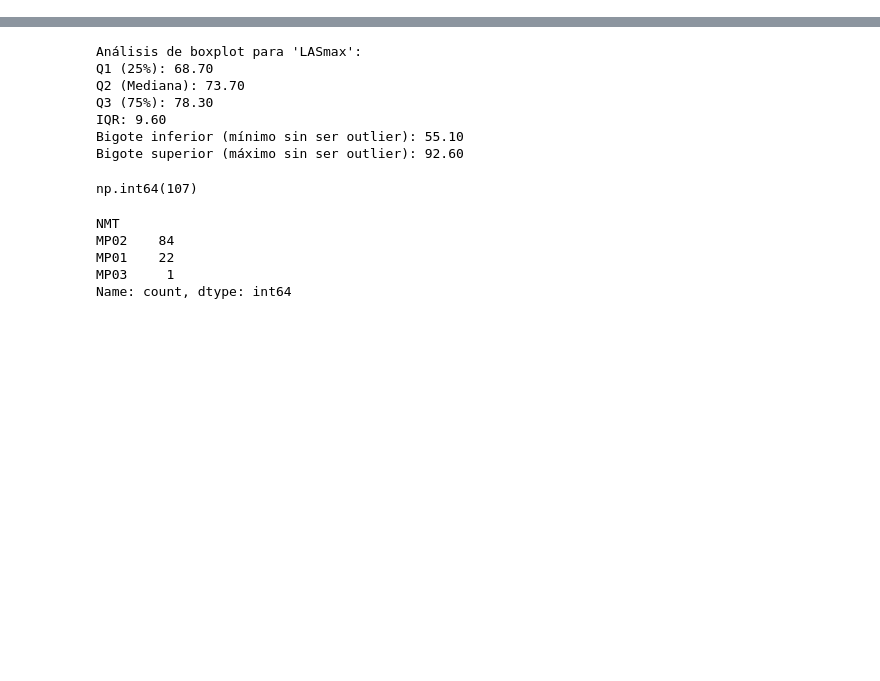
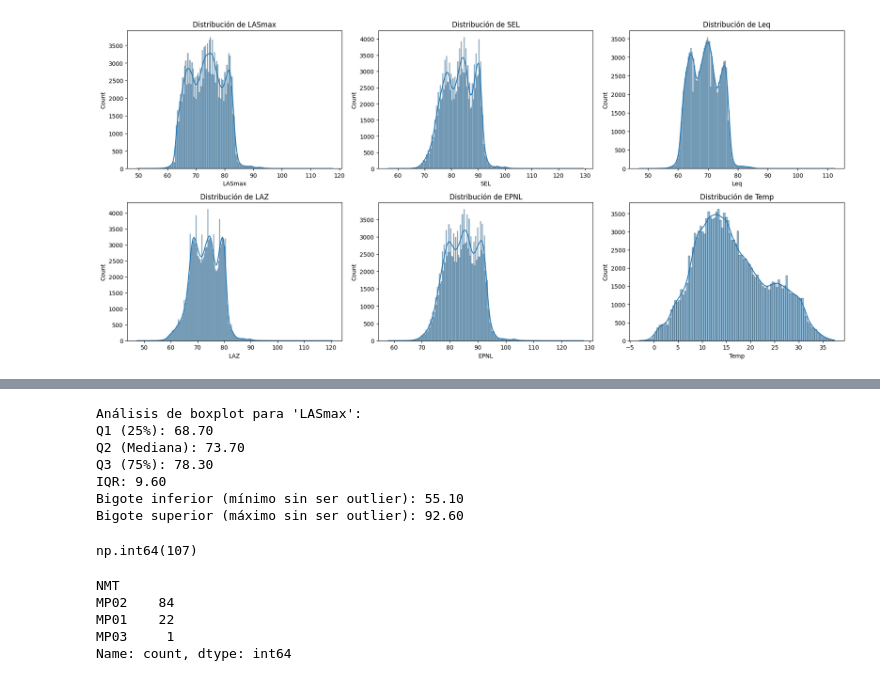
Before and after one commit to annunezc/proyecto, a Jupyter notebook: src/explore.ipynb, the cells around one changed output, grey strips where cells are left out. Cells and saved outputs as stored; diff of their text form; code cells hidden in the pictures; blank space fills up the shorter version.

```diff
--- a/src/explore.ipynb
+++ b/src/explore.ipynb
@@ -146,9 +141,0 @@ df[numeric_cols_noTLASmax].describe()
-# %%
-import matplotlib.pyplot as plt
-import seaborn as sns
-
-for col in numeric_cols_noTLASmax:
-    plt.figure(figsize=(6, 4))
-    sns.histplot(df[col], kde=True)
-    plt.title(f'Distribución de {col}')
-    plt.show()
@@ -162,6 +141,0 @@ for col in numeric_cols_noTLASmax:
-# %%
-for col in numeric_cols_noTLASmax:
-    plt.figure(figsize=(6, 4))
-    sns.boxplot(x=df[col])
-    plt.title(f'Boxplot de {col}')
-    plt.show()
@@ -174,0 +142,24 @@ for col in numeric_cols_noTLASmax:
+# %%
+import matplotlib.pyplot as plt
+import seaborn as sns
+
+# Crear figura con 3 filas y 3 columnas
+fig, axes = plt.subplots(3, 3, figsize=(18, 12))
+fig.tight_layout(pad=5.0)  # Espaciado entre gráficos
+
+# Aplanar la matriz de ejes para recorrer más fácil
+axes = axes.flatten()
+
+# Graficar cada variable en su subplot
+for idx, col in enumerate(numeric_cols_noTLASmax):
+    sns.histplot(df[col], kde=True, ax=axes[idx])
+    axes[idx].set_title(f'Distribución de {col}')
+
+# Si sobran subplots vacíos (porque hay menos de 9 variables), apagar esos ejes
+for i in range(len(numeric_cols_noTLASmax), 9):
+    fig.delaxes(axes[i])
+
+plt.tight_layout()
+plt.show()
+# %% [output]
+[figure, added]
```
Also changed, not shown: parts of 30 cells of this notebook.
